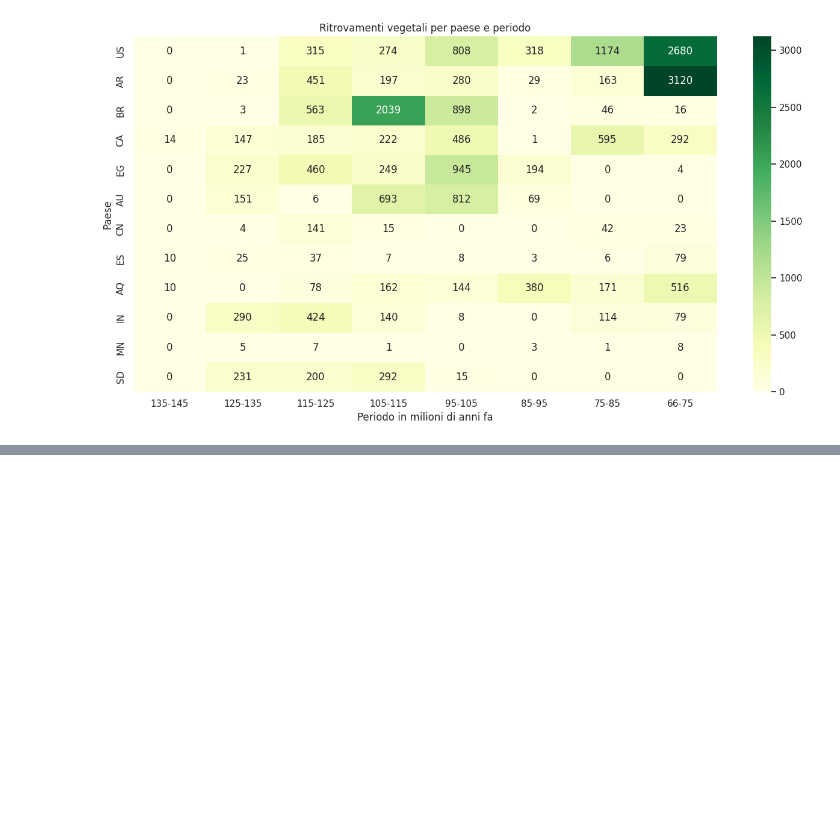
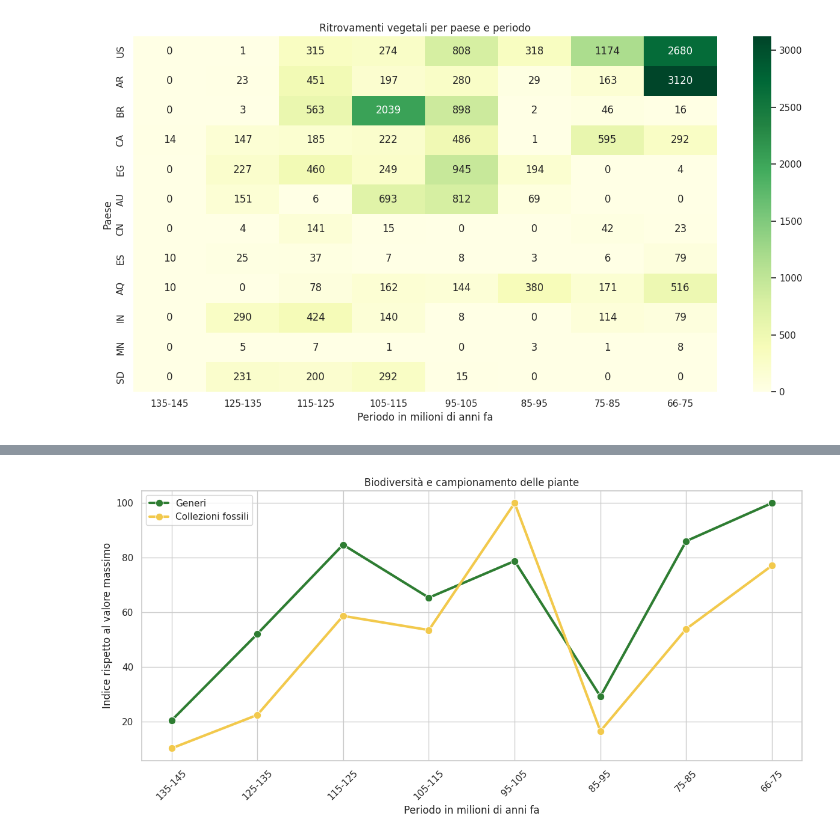
Before and after one commit to Valdan-D/remorse, a Jupyter notebook: Lorenzo.ipynb, the cells around one changed output, grey strips where cells are left out. Saved outputs shown, nothing was run; the diff lists cells and outputs as text; code cells hidden in the pictures; blank space fills up the shorter version.

```diff
--- a/Lorenzo.ipynb
+++ b/Lorenzo.ipynb
@@ -1066,0 +1124,53 @@ plt.show()
+# %%
+# 39 - Biodiversità e campionamento delle piante nel tempo
+
+biodiversita_plant_grafico = (
+    df_plant_cretaceo
+    .groupby("periodo_10ma", observed=True)
+    .agg(
+        generi=("genus", "nunique"),
+        collezioni=("collection_no", "nunique")
+    )
+    .reindex(ordine_periodi)
+)
+
+grafico_plant = biodiversita_plant_grafico.copy()
+grafico_plant = grafico_plant.div(grafico_plant.max()).mul(100)
+grafico_plant = grafico_plant.reset_index()
+
+grafico_plant = grafico_plant.melt(
+    id_vars="periodo_10ma",
+    var_name="misura",
+    value_name="indice"
+)
+
+grafico_plant["misura"] = grafico_plant["misura"].replace({
+    "generi": "Generi",
+    "collezioni": "Collezioni fossili"
+})
+
+plt.figure(figsize=(12, 6))
+
+sns.lineplot(
+    data=grafico_plant,
+    x="periodo_10ma",
+    y="indice",
+    hue="misura",
+    marker="o",
+    linewidth=3,
+    markersize=9,
+    palette={
+        "Generi": verde,
+        "Collezioni fossili": giallo
+    }
+)
+
+plt.title("Biodiversità e campionamento delle piante")
+plt.xlabel("Periodo in milioni di anni fa")
+plt.ylabel("Indice rispetto al valore massimo")
+plt.xticks(rotation=45)
+plt.legend(title="")
+plt.tight_layout()
+plt.show()
+# %% [output]
+[figure, added]
```
Also changed, not shown: parts of 13 cells of this notebook.
